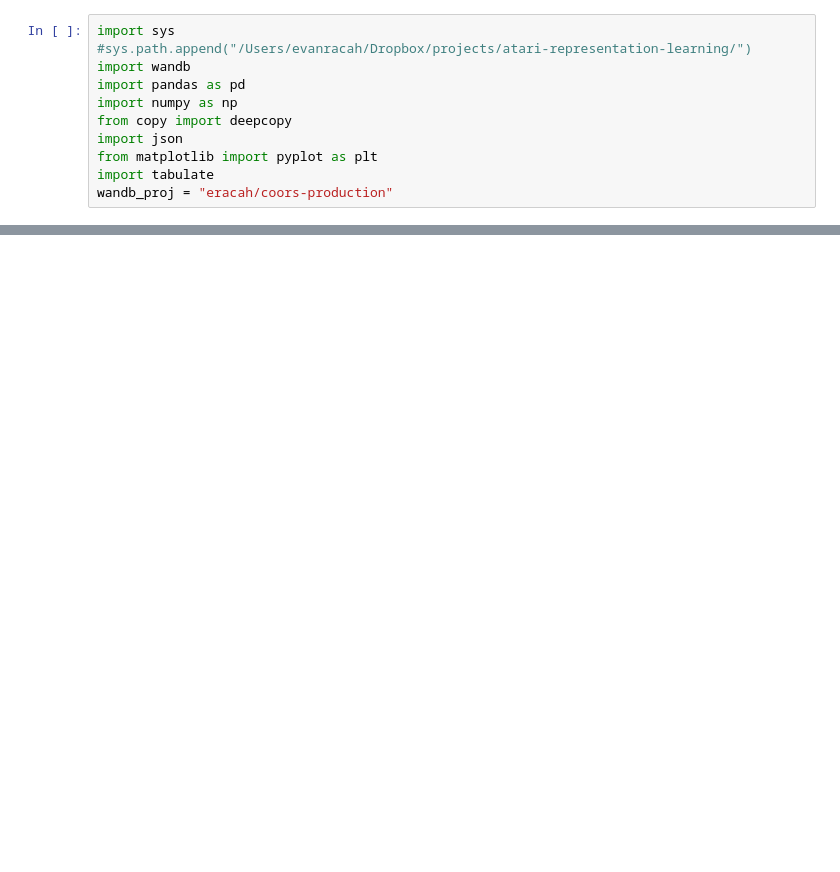
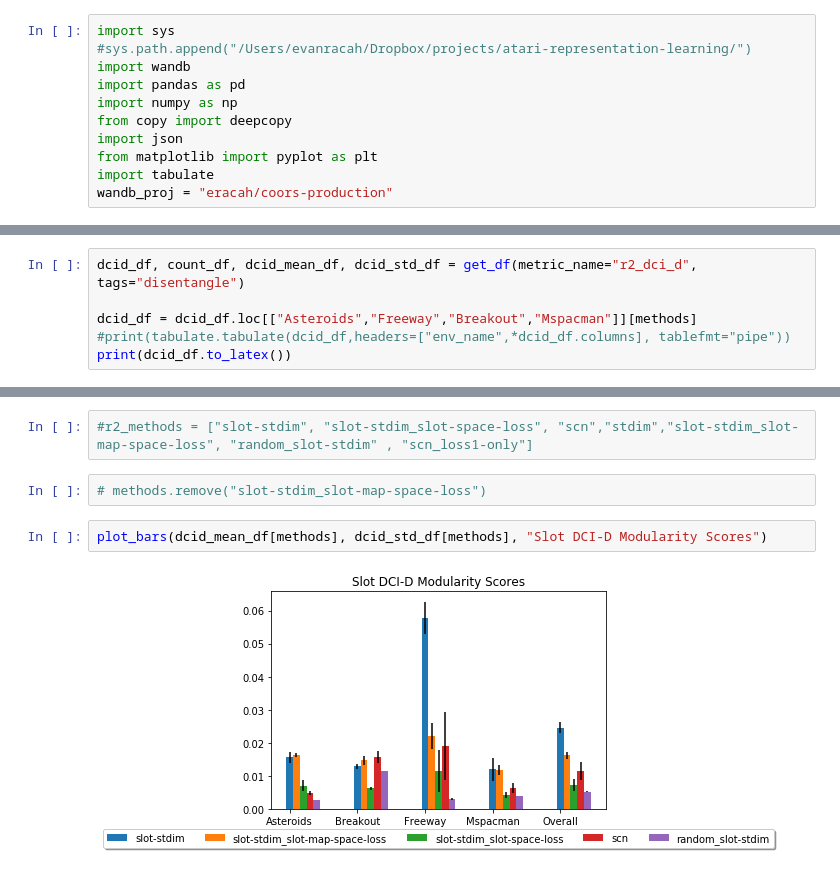
Before and after one commit to eracah/slot-contrastive-networks, a Jupyter notebook: notebooks/summarize_results.ipynb, the cells around one changed output, grey strips where cells are left out. Drawn from its saved outputs; the diff is of its cells as text; blank space fills up the shorter version.

```diff
--- a/notebooks/summarize_results.ipynb
+++ b/notebooks/summarize_results.ipynb
@@ -82,0 +165,6 @@ print(tabulate.tabulate(fdf,headers=["env_name",*fdf.columns], tablefmt="pipe"))
+# %%
+dcid_df, count_df, dcid_mean_df, dcid_std_df = get_df(metric_name="r2_dci_d", tags="disentangle")
+
+dcid_df = dcid_df.loc[["Asteroids","Freeway","Breakout","Mspacman"]][methods]
+#print(tabulate.tabulate(dcid_df,headers=["env_name",*dcid_df.columns], tablefmt="pipe"))
+print(dcid_df.to_latex())
@@ -82,0 +199,8 @@ print(tabulate.tabulate(fdf,headers=["env_name",*fdf.columns], tablefmt="pipe"))
+# %%
+#r2_methods = ["slot-stdim", "slot-stdim_slot-space-loss", "scn","stdim","slot-stdim_slot-map-space-loss", "random_slot-stdim" , "scn_loss1-only"]
+# %%
+# methods.remove("slot-stdim_slot-map-space-loss")
+# %%
+plot_bars(dcid_mean_df[methods], dcid_std_df[methods], "Slot DCI-D Modularity Scores")
+# %% [output]
+[figure, added]
```
Also changed, not shown: parts of 10 cells of this notebook, 7 other files.
